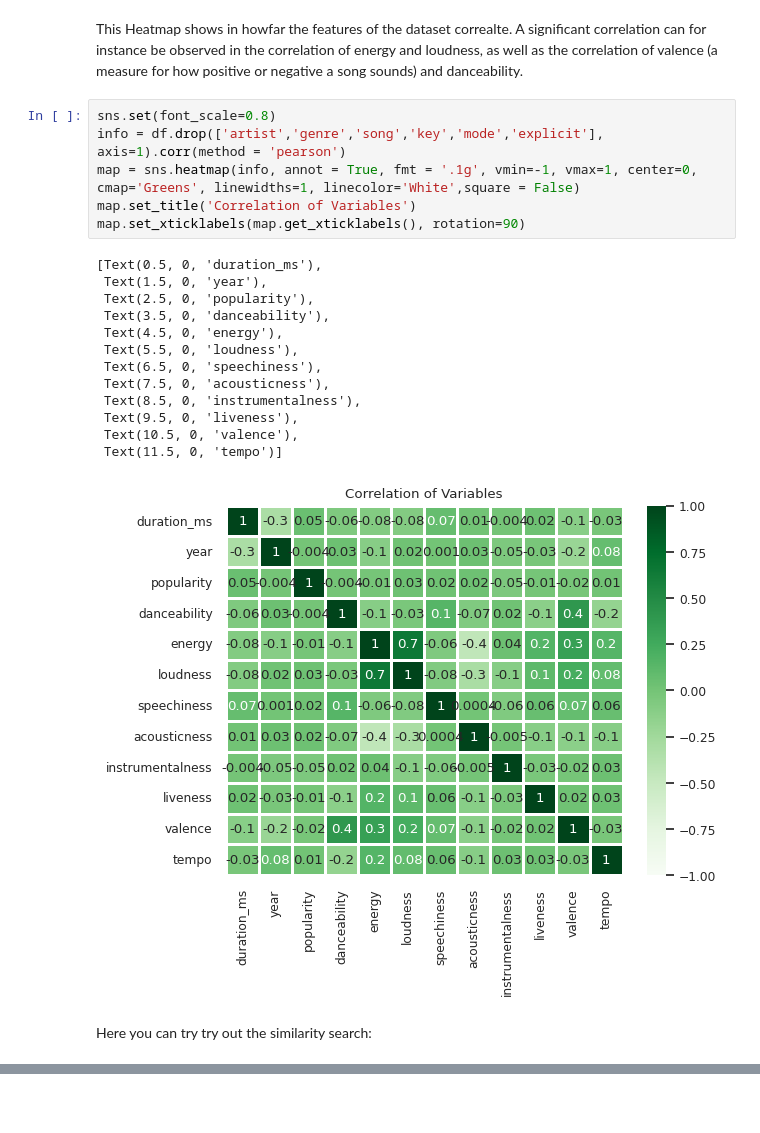
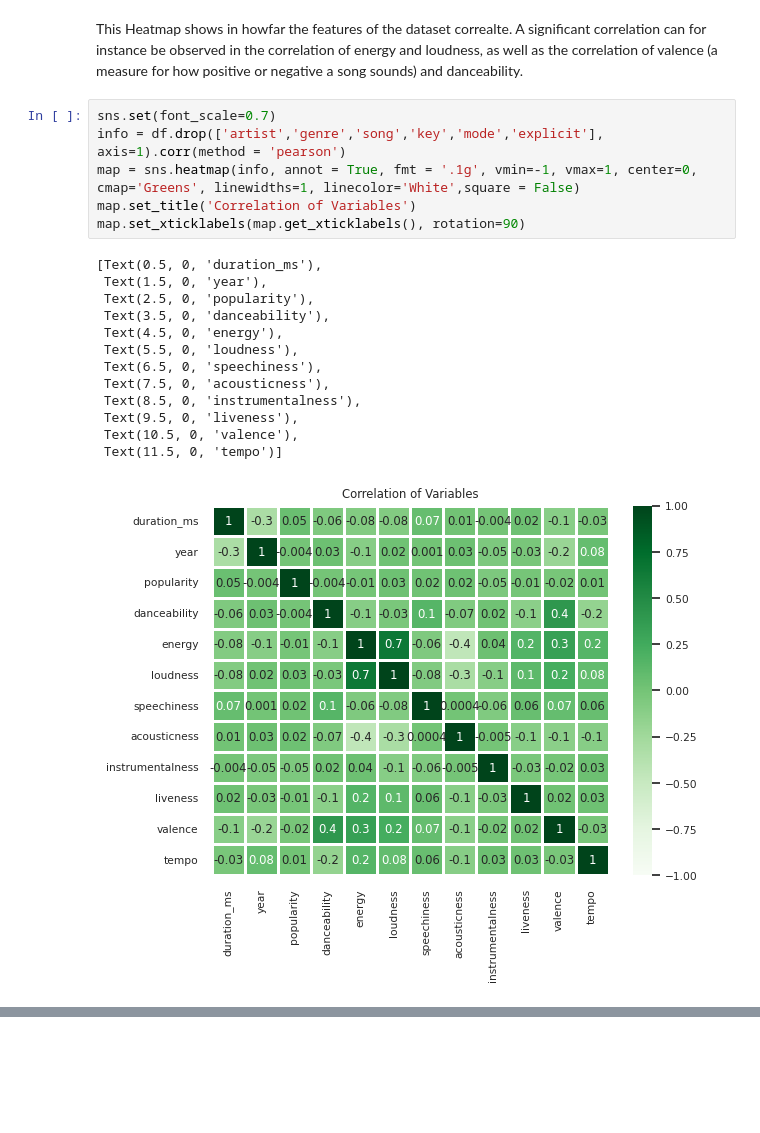
Before and after one commit to mduos/scipy_project_group_16, a Jupyter notebook: SpotifyAnalysis.ipynb, the cells around one changed output, grey strips where cells are left out. Cells and saved outputs as stored; diff of their text form; blank space fills up the shorter version.

```diff
--- a/SpotifyAnalysis.ipynb
+++ b/SpotifyAnalysis.ipynb
@@ -249,24 +249,22 @@ plt.show()
 # %% [markdown]
 This Heatmap shows in howfar the features of the dataset correalte. A significant correlation can for instance be observed in the correlation of energy and loudness, as well as the correlation of valence (a measure for how positive or negative a song sounds) and danceability.
 # %%
-sns.set(font_scale=0.8)
+sns.set(font_scale=0.7)
 info = df.drop(['artist','genre','song','key','mode','explicit'], axis=1).corr(method = 'pearson')
 map = sns.heatmap(info, annot = True, fmt = '.1g', vmin=-1, vmax=1, center=0, cmap='Greens', linewidths=1, linecolor='White',square = False)
 map.set_title('Correlation of Variables')
 map.set_xticklabels(map.get_xticklabels(), rotation=90)
 # %% [output]
 [Text(0.5, 0, 'duration_ms'),
  Text(1.5, 0, 'year'),
  Text(2.5, 0, 'popularity'),
  Text(3.5, 0, 'danceability'),
  Text(4.5, 0, 'energy'),
  Text(5.5, 0, 'loudness'),
  Text(6.5, 0, 'speechiness'),
  Text(7.5, 0, 'acousticness'),
  Text(8.5, 0, 'instrumentalness'),
  Text(9.5, 0, 'liveness'),
  Text(10.5, 0, 'valence'),
  Text(11.5, 0, 'tempo')]
-[figure, old version]
+[figure, new version]
-# %% [markdown]
-Here you can try try out the similarity search:
```
Also changed, not shown: parts of 6 cells of this notebook.
